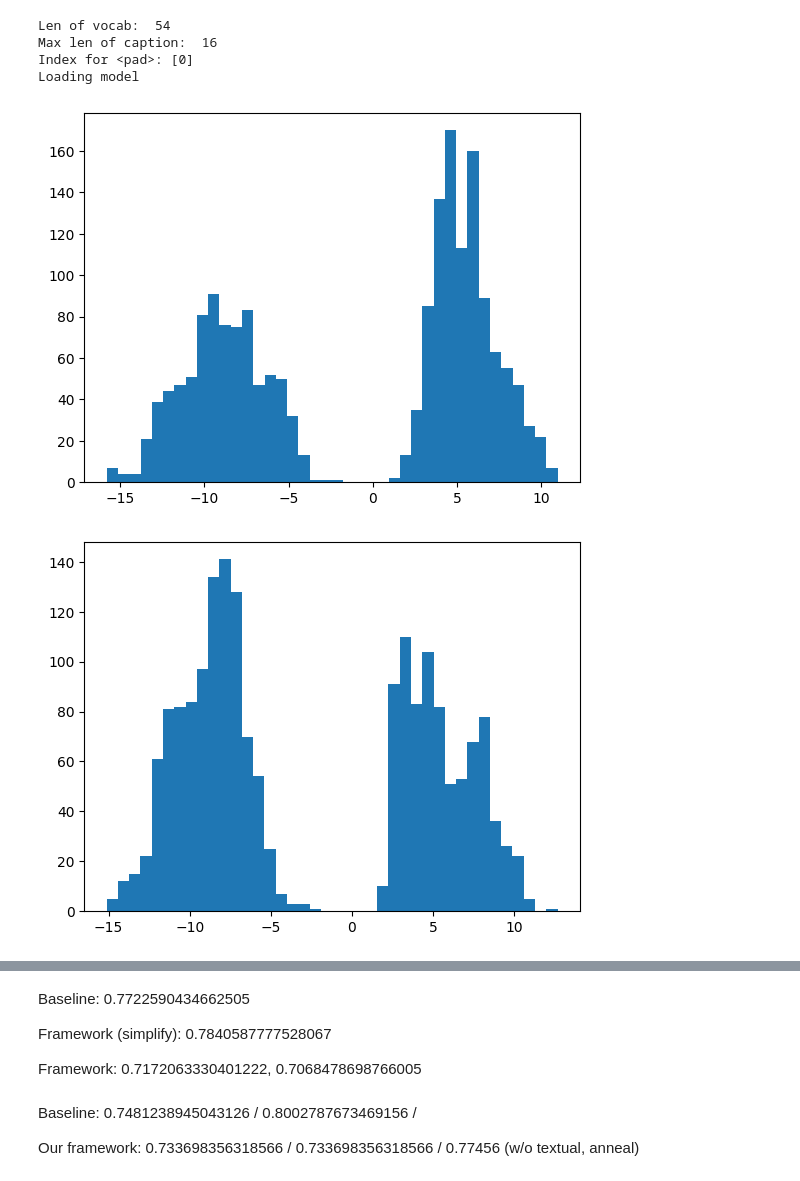
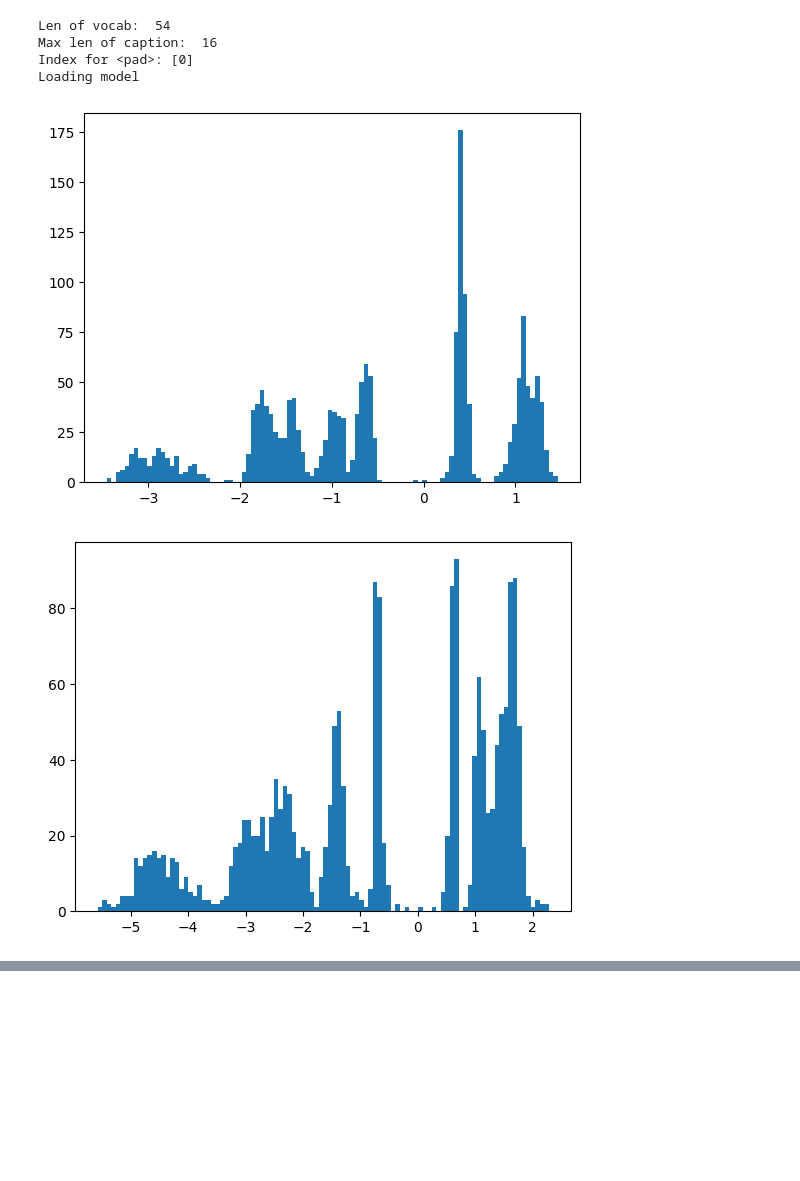
Before and after one commit to DanisAlukaev/XCBs, a Jupyter notebook: autoconcept/distributions.ipynb, the cells around one changed output, grey strips where cells are left out. Drawn from its saved outputs; the diff is of its cells as text; code cells hidden in the pictures; blank space fills up the shorter version.

Commit message:
#48 + distributions of logits for framework

```diff
--- a/autoconcept/distributions.ipynb
+++ b/autoconcept/distributions.ipynb
@@ -17,7 +17,7 @@ from helpers import load_experiment
 # baseline (sigmoid) /home/danis/Projects/AlphaCaption/AutoConceptBottleneck/autoconcept/outputs/2023-05-12/06-58-58
 # framework with pre-trianing: /home/danis/Projects/AlphaCaption/AutoConceptBottleneck/autoconcept/outputs/2023-05-12/12-19-17
 
-dm, model = load_experiment("/home/danis/Projects/AlphaCaption/AutoConceptBottleneck/autoconcept/outputs/2023-05-11/21-18-11")
+dm, model = load_experiment("/home/danis/Projects/AlphaCaption/AutoConceptBottleneck/autoconcept/outputs/2023-05-11/20-17-31")
 # %% [output]
 Global seed set to 42
 Fetching configuration...
@@ -34,26 +34,26 @@ train_loader = dm.train_dataloader()
 train_set = train_loader.dataset
 # %%
 scores = list()
-n_bins = 40
+n_bins = 100
 
 for feature_id in range(10):
 
     logits = list()
 
     for i in tqdm(range(len(train_set))):
         sample = train_set[i]
 
         image = sample["image"]
         image = image.unsqueeze(0).cuda()
 
         logit = model.main.inference(image)[2].cpu().detach().numpy()[0][feature_id]
         # logit = model(image)["concept_probs"].cpu().detach().numpy()[0][feature_id]
 
         logits.append(logit)
 
     logits = np.array(logits)
     plt.hist(logits, bins=n_bins)
     plt.show()
 # %% [output]
-[figure, old version]
+[figure, new version]
-[figure, old version]
+[figure, new version]
@@ -68,10 +67,0 @@ for feature_id in range(10):
-# %% [markdown]
-Baseline: 0.7722590434662505
-
-Framework (simplify): 0.7840587777528067
-
-Framework: 0.7172063330401222, 0.7068478698766005
-# %% [markdown]
-Baseline: 0.7481238945043126 / 0.8002787673469156 /
-
-Our framework: 0.733698356318566 / 0.733698356318566 / 0.77456 (w/o textual, anneal)
```
Also changed, not shown: parts of 6 cells of this notebook.
